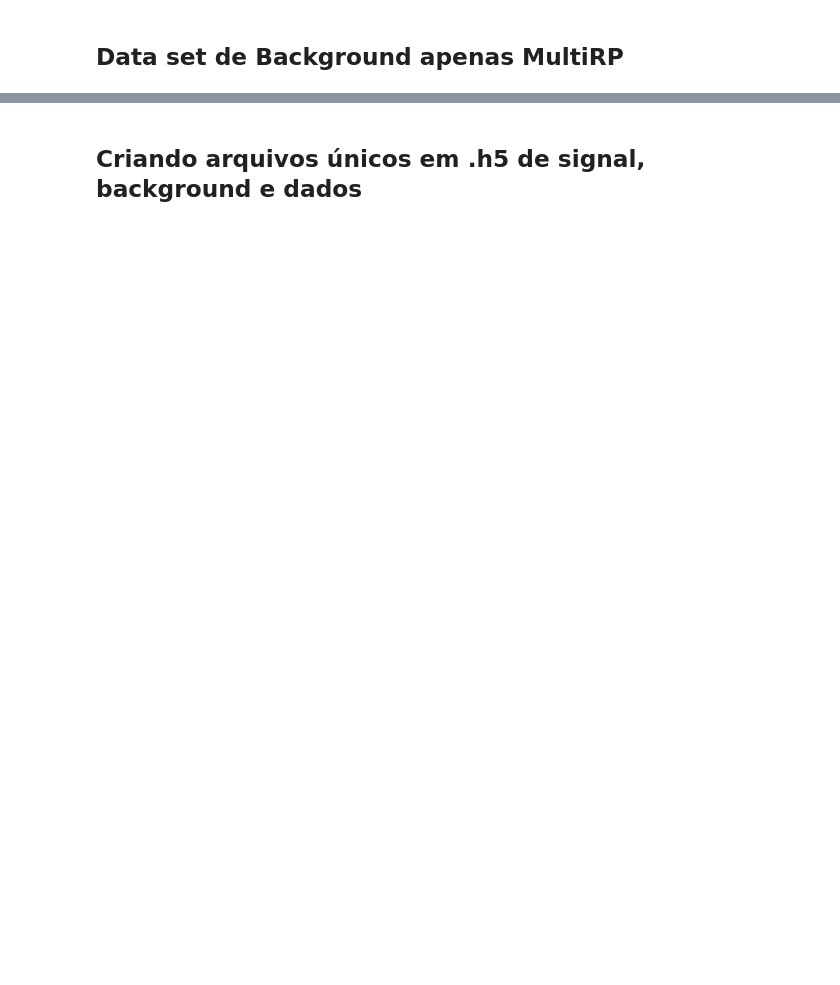
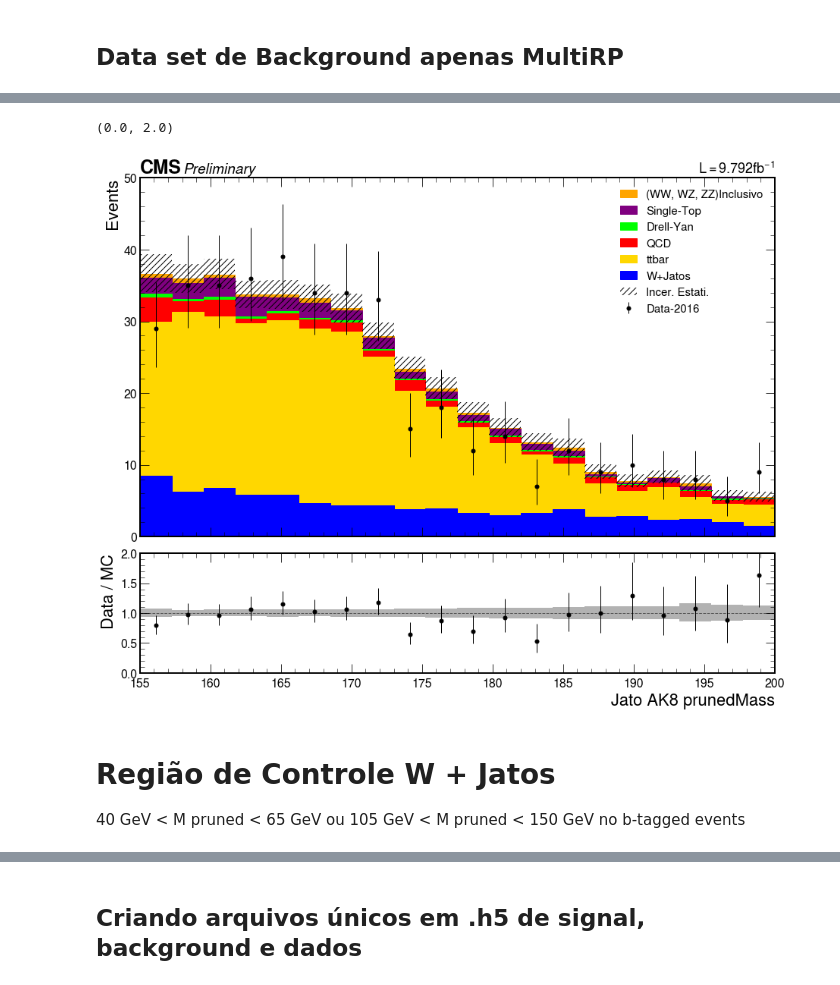
Before and after one commit to teteumac/Acoplamento-Quartico-Anomalo, a Jupyter notebook: Data_Investigation.ipynb, the cells around one changed output, grey strips where cells are left out. Saved outputs shown, nothing was run; the diff lists cells and outputs as text; code cells hidden in the pictures; blank space fills up the shorter version.

```diff
--- a/Data_Investigation.ipynb
+++ b/Data_Investigation.ipynb
@@ -942,0 +1474,56 @@ data_set_dados_multirp = pd.DataFrame( Dadinhos_reais, columns = columns_Data )
+# %%
+fig, (ax, rax) = plt.subplots(
+    nrows=2,
+    ncols=1,
+    figsize=(15,12),
+    gridspec_kw={"height_ratios": (3, 1)},
+    sharex=True
+)
+fig.subplots_adjust(hspace=.07)
+
+jetAK8_prunedMass = histo.sum( "ExtraTracks" )
+
+hist.plot1d(
+    jetAK8_prunedMass['Data-2016'],
+    overlay="sample",
+    clear=True,
+    ax=ax,
+    error_opts=data_err_opts
+)
+
+hist.plot1d(
+    jetAK8_prunedMass[notdata],
+    overlay='sample',
+    stack=True,
+    order = ['W+Jatos', 'ttbar', 'QCD' , 'Drell-Yan', 'Single-Top', '(WW, WZ, ZZ)Inclusivo'],
+    clear=False,
+    ax=ax,
+    line_opts=False,
+    fill_opts=fill_opts,
+    error_opts=error_opts
+)
+
+ax.set_xlabel(None)
+ax.set_ylim(0,50)
+leg = ax.legend(loc = 'best', fontsize = 15)
+ax = hep.cms.label(llabel="Preliminary", rlabel = r"$\mathcal{L} = 9.792 fb^{-1}$", ax = ax, fontsize = 19)
+
+
+hist.plotratio(
+    num=jetAK8_prunedMass['Data-2016'].sum("sample"),
+    denom=jetAK8_prunedMass[notdata].sum("sample"),
+    ax=rax,
+    error_opts=data_err_opts,
+    denom_fill_opts={},
+    guide_opts={},
+    unc='num'
+)
+rax.set_ylabel('Data / MC')
+rax.set_ylim(0,2)
+# %% [output]
+(0.0, 2.0)
+[figure, added]
+# %% [markdown]
+# Região de Controle W + Jatos
+40 GeV < M pruned < 65 GeV ou 105 GeV < M pruned < 150 GeV
+no b-tagged events
```
Also changed, not shown: parts of 121 cells of this notebook.
